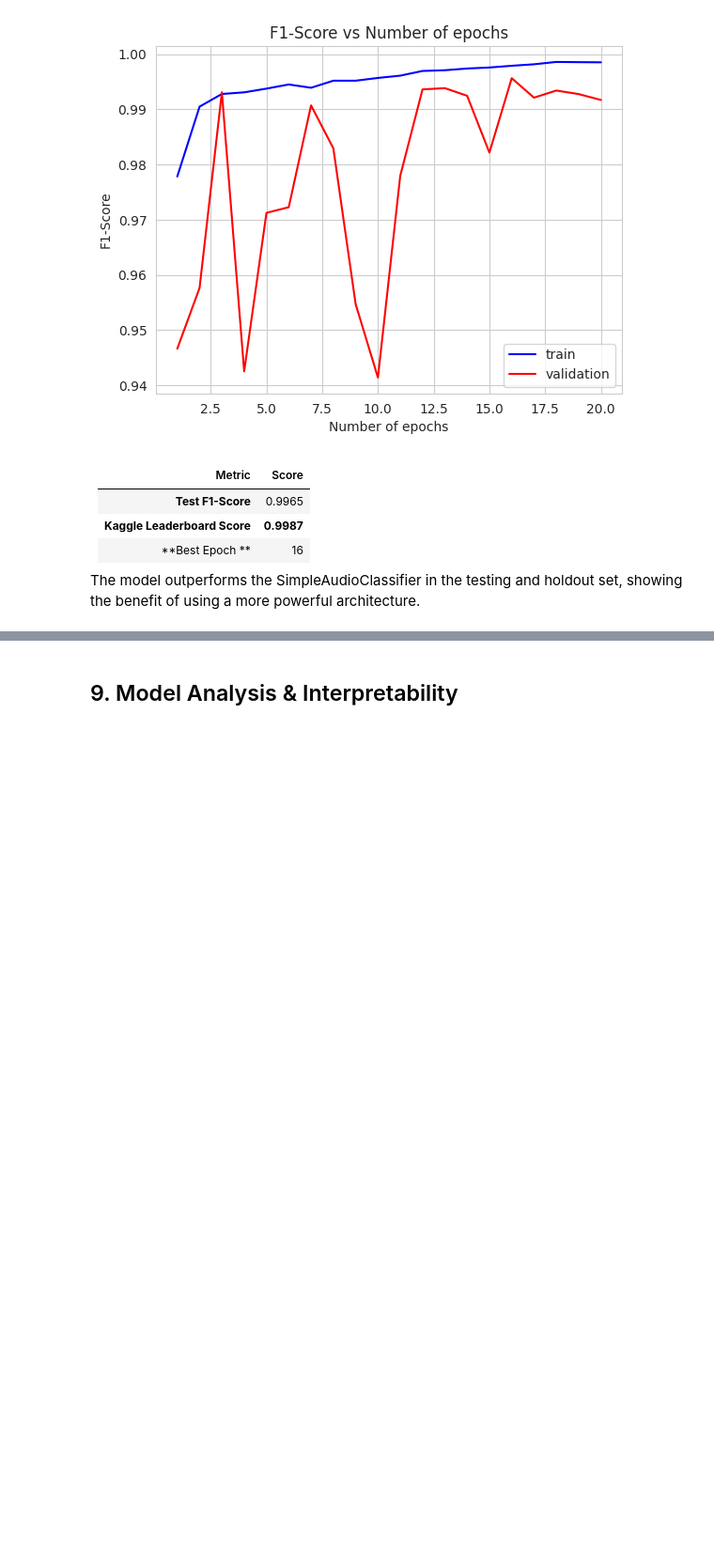
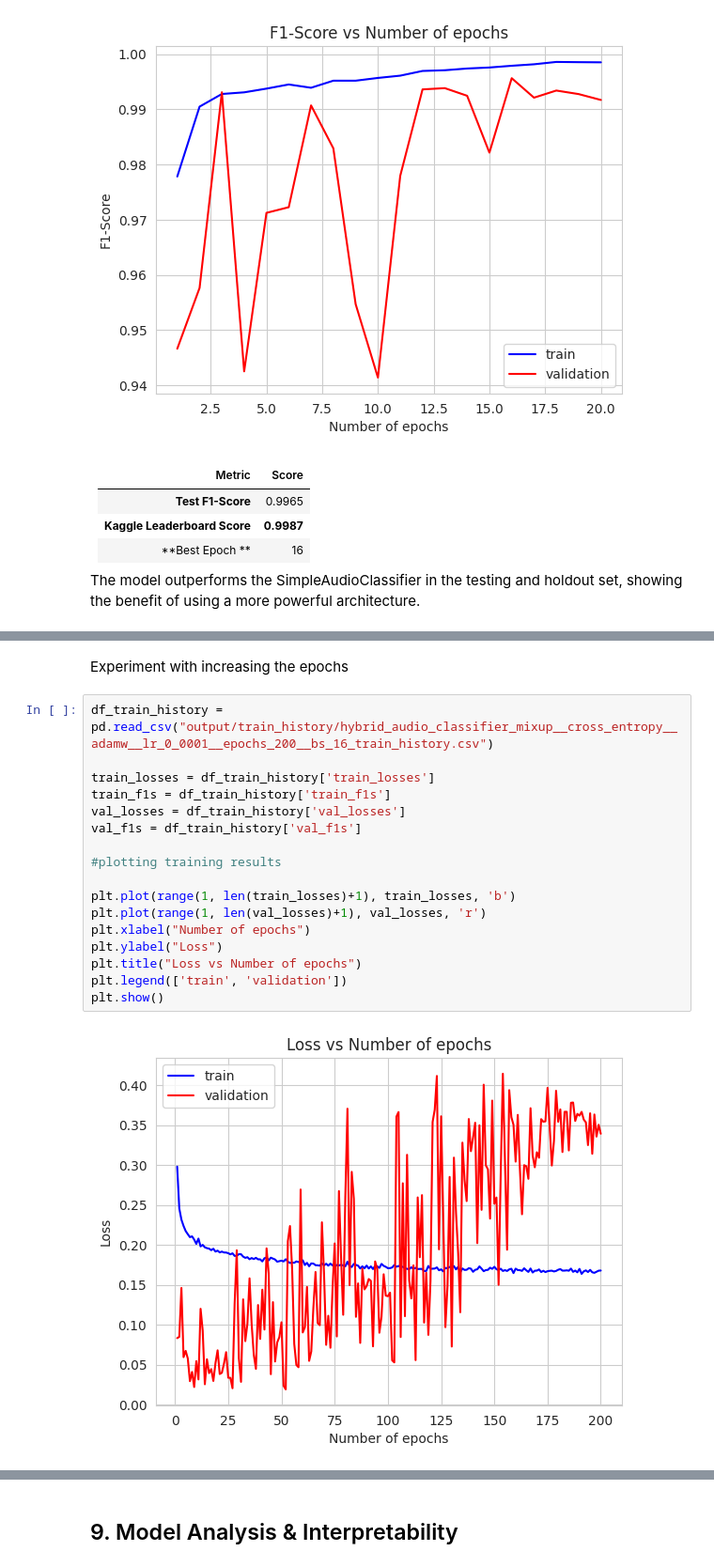
Before and after one commit to Ardacandra/deepdetect_audio_deepfake_detection_challenge, a Jupyter notebook: nb_final_submission_draft.ipynb, the cells around one changed output, grey strips where cells are left out. Shown at 94% size. Drawn from its saved outputs; the diff is of its cells as text; blank space fills up the shorter version.

Commit message:
add mixup experiments

```diff
--- a/nb_final_submission_draft.ipynb
+++ b/nb_final_submission_draft.ipynb
@@ -1937,0 +2049,21 @@ Mixup Training: Combines pairs of samples and labels for smoother decision bound
+# %% [markdown]
+Experiment with increasing the epochs
+# %%
+df_train_history = pd.read_csv("output/train_history/hybrid_audio_classifier_mixup__cross_entropy__adamw__lr_0_0001__epochs_200__bs_16_train_history.csv")
+
+train_losses = df_train_history['train_losses']
+train_f1s = df_train_history['train_f1s']
+val_losses = df_train_history['val_losses']
+val_f1s = df_train_history['val_f1s']
+
+#plotting training results
+
+plt.plot(range(1, len(train_losses)+1), train_losses, 'b')
+plt.plot(range(1, len(val_losses)+1), val_losses, 'r')
+plt.xlabel("Number of epochs")
+plt.ylabel("Loss")
+plt.title("Loss vs Number of epochs")
+plt.legend(['train', 'validation'])
+plt.show()
+# %% [output]
+[figure, added]
```
Also changed, not shown: parts of 6 cells of this notebook.
